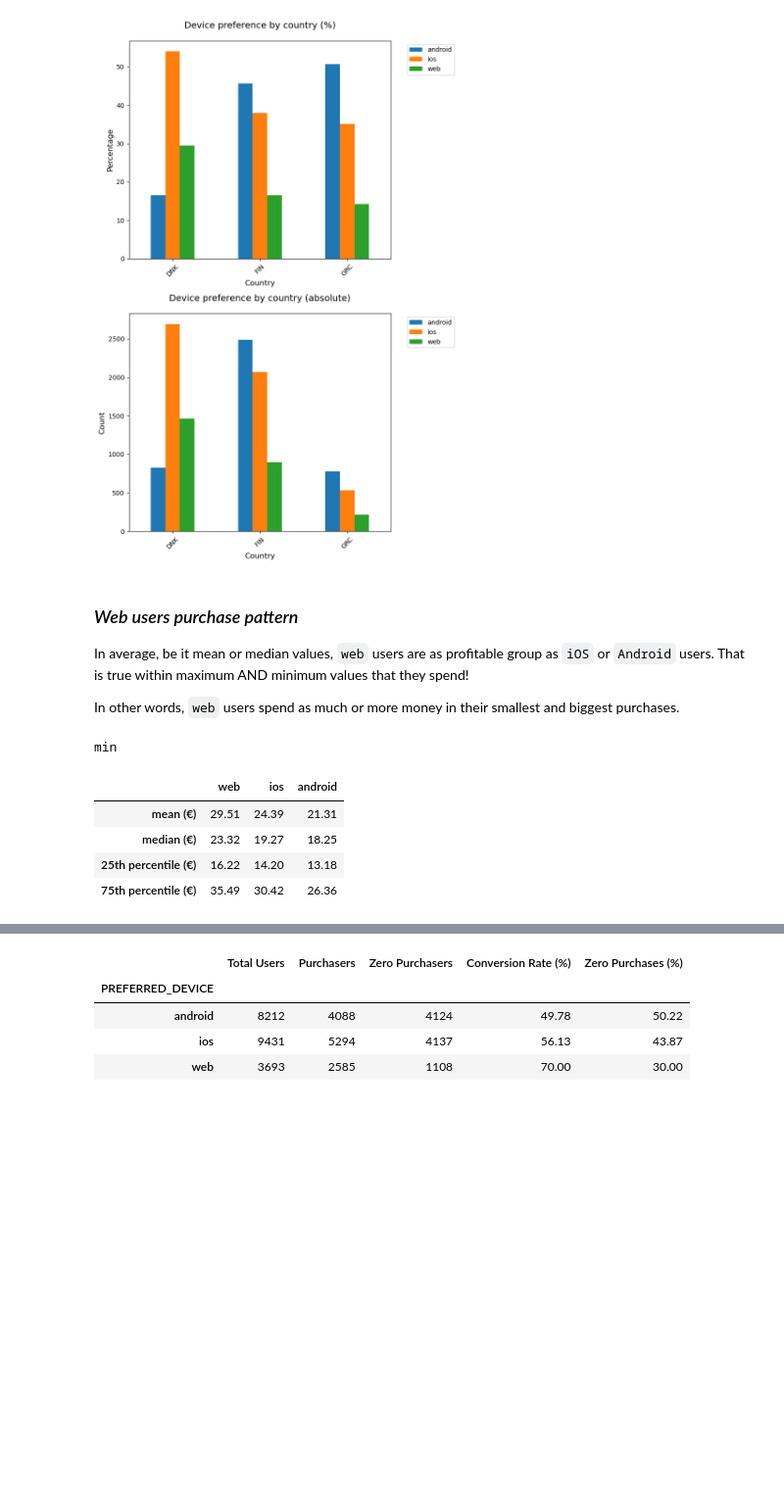
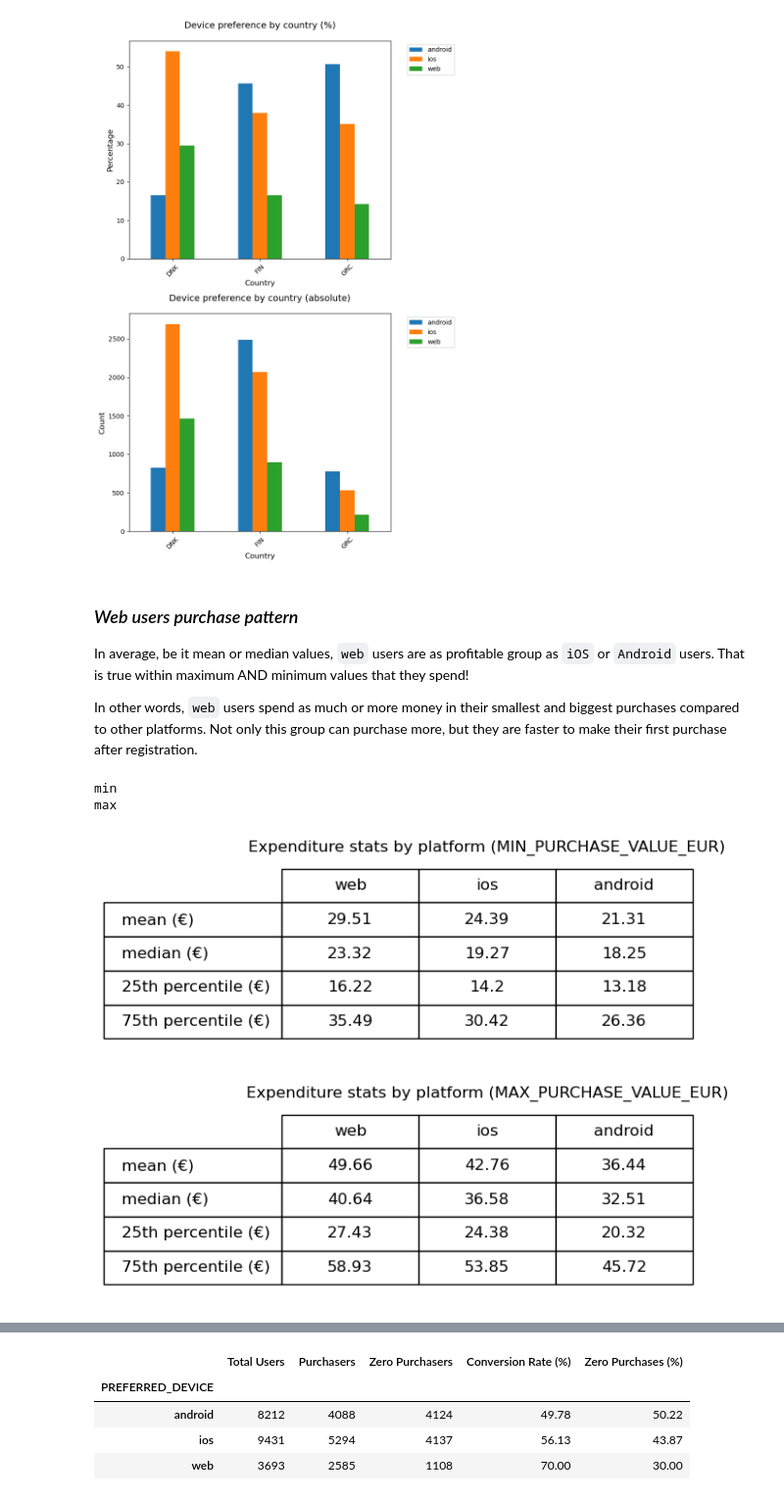
Before and after one commit to FjjDessoyCaraballo/restaurant-data, a Jupyter notebook: task2/notebook.ipynb, the cells around one changed output, grey strips where cells are left out. Shown at 98% size. Drawn from its saved outputs; the diff is of its cells as text; code cells hidden in the pictures; blank space fills up the shorter version.

```diff
--- a/task2/notebook.ipynb
+++ b/task2/notebook.ipynb
@@ -79,28 +81,29 @@ osPlot(df)
 
 In average, be it mean or median values, `web` users are as profitable group as `iOS` or `Android` users. That is true within maximum AND minimum values that they spend!
 
-In other words, `web` users spend as much or more money in their smallest and biggest purchases.
+In other words, `web` users spend as much or more money in their smallest and biggest purchases compared to other platforms. Not only this group can purchase more, but they are faster to make their first purchase after registration.
 # %%
 from osSpending import minMaxPurchase, plotPurchaseTable
+from parsing import parseDf
 
 df = parseDf()
 
 # Uncomment one of two lines to see
-minMaxPurchase(df, "min")
+# minMaxPurchase(df, "min")
 # minMaxPurchase(df, "max")
 
 # Uncomment the lines below to see the tables in high contrast and bigger font
-# maxDataFrame = minMaxPurchase(df, "max")
-# minDataFrame = minMaxPurchase(df, "min")
-# plotPurchaseTable(maxDataFrame, "(MAX_PURCHASE_VALUE_EUR)")
-# plotPurchaseTable(minDataFrame, "(MIN_PURCHASE_VALUE_EUR)")
+
+minDataFrame = minMaxPurchase(df, "min")
+maxDataFrame = minMaxPurchase(df, "max")
+
+plotPurchaseTable(minDataFrame, "(MIN_PURCHASE_VALUE_EUR)")
+plotPurchaseTable(maxDataFrame, "(MAX_PURCHASE_VALUE_EUR)")
 # %% [output]
 min
+max
-|  | web | ios | android |
-| mean (€) | 29.51 | 24.39 | 21.31 |
-| median (€) | 23.32 | 19.27 | 18.25 |
-| 25th percentile (€) | 16.22 | 14.20 | 13.18 |
-| 75th percentile (€) | 35.49 | 30.42 | 26.36 |
+[figure, added]
+[figure, added]
 # %% [markdown]
 ### *Conversion rate*
 
```
Also changed, not shown: parts of 12 cells of this notebook, 2 other files.
